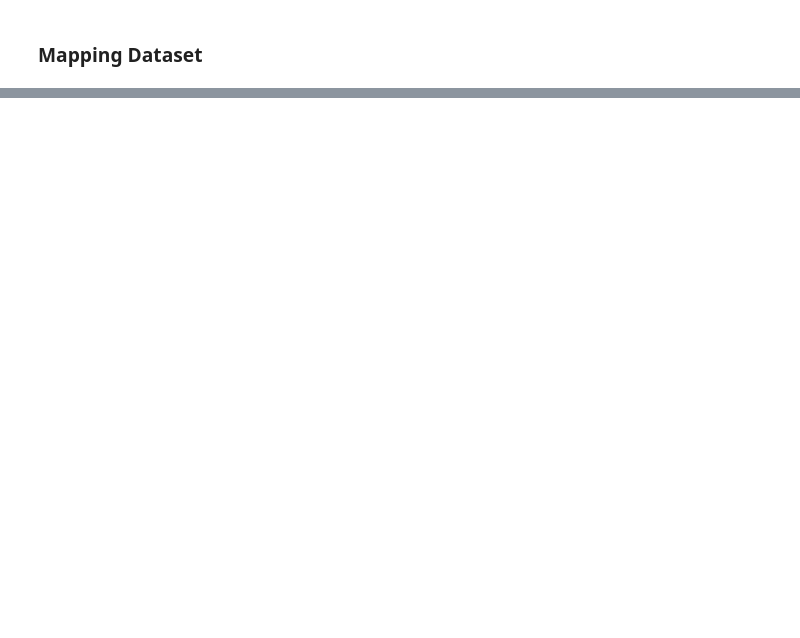
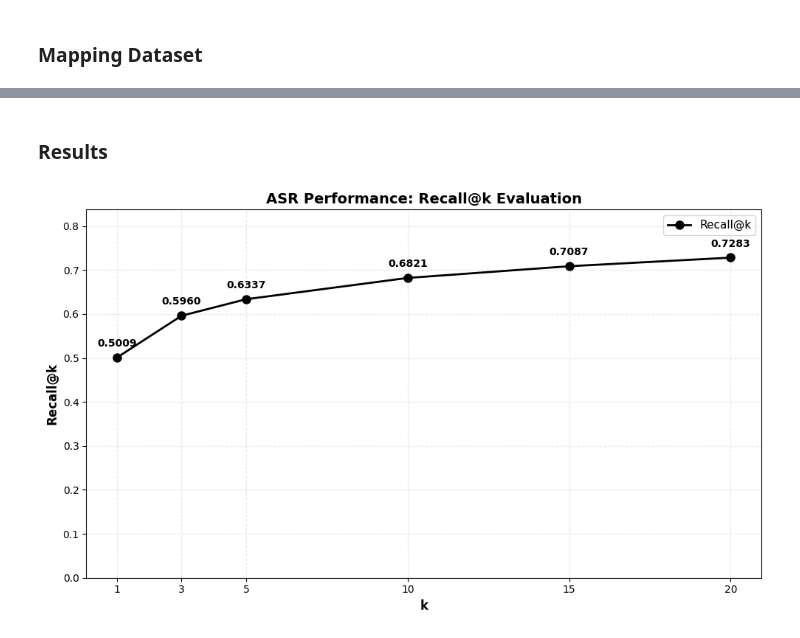
Before and after one commit to alextsigilis/Multimodal-Greek-Speech-Aligment, a Jupyter notebook: baseline-eval.ipynb, the cells around one changed output, grey strips where cells are left out. Drawn from its saved outputs; the diff is of its cells as text; code cells hidden in the pictures; blank space fills up the shorter version.

```diff
--- a/baseline-eval.ipynb
+++ b/baseline-eval.ipynb
@@ -209,0 +564,14 @@ KeyboardInterrupt:
+# %%
+# Check if each row i contains index i in its top-5 indices
+row_indices = torch.arange(len(topk.indices)).unsqueeze(1)  # Shape: (n, 1)
+matches = (topk.indices == row_indices).any(dim=1)  # Check if i appears in row i's top-5
+
+# Calculate Recall@5
+recall_at_5 = matches.float().mean().item()
+
+print(f"Recall@5: {recall_at_5:.4f}")
+print(f"Matches: {matches.sum().item()}/{len(matches)}")
+print(f"\nFirst 10 rows:")
+for i in range(min(10, len(matches))):
+    in_top5 = "✓" if matches[i] else "✗"
+    print(f"  Row {i}: {in_top5} | Top-5 indices: {topk.indices[i].tolist()}")
@@ -209,0 +623,37 @@ KeyboardInterrupt:
+# %% [markdown]
+### Results
+# %%
+# Compute Recall@k for different values of k
+k_values = [1, 3, 5, 10, 15, 20]
+results = {k: compute_recall_at_k(similarity_matrix, k)
+           for k in k_values}
+# %%
+# Plot Recall@k results
+fig, ax = plt.subplots(figsize=(10, 6))
+
+k_vals = list(results.keys())
+recall_vals = list(results.values())
+
+# Create line plot with circle markers
+ax.plot(k_vals, recall_vals, 'o-', color='black', linewidth=2, markersize=8, label='Recall@k')
+
+# Add value labels on data points
+for k, recall in zip(k_vals, recall_vals):
+    ax.text(k, recall + 0.02, f'{recall:.4f}', ha='center', va='bottom', fontsize=10, fontweight='bold')
+
+# Customize plot
+ax.set_xlabel('k', fontsize=12, fontweight='bold')
+ax.set_ylabel('Recall@k', fontsize=12, fontweight='bold')
+ax.set_title('ASR Performance: Recall@k Evaluation', fontsize=14, fontweight='bold')
+ax.set_ylim(0, max(recall_vals) * 1.15)
+ax.set_xticks(k_vals)
+ax.grid(True, alpha=0.3, linestyle='--')
+ax.legend(fontsize=11)
+
+# Add horizontal line at y=1 for reference
+ax.axhline(y=1.0, color='red', linestyle='--', linewidth=1, alpha=0.5, label='Perfect Recall')
+
+plt.tight_layout()
+plt.show()
+# %% [output]
+[figure, added]
```
Also changed, not shown: parts of 32 cells of this notebook.
